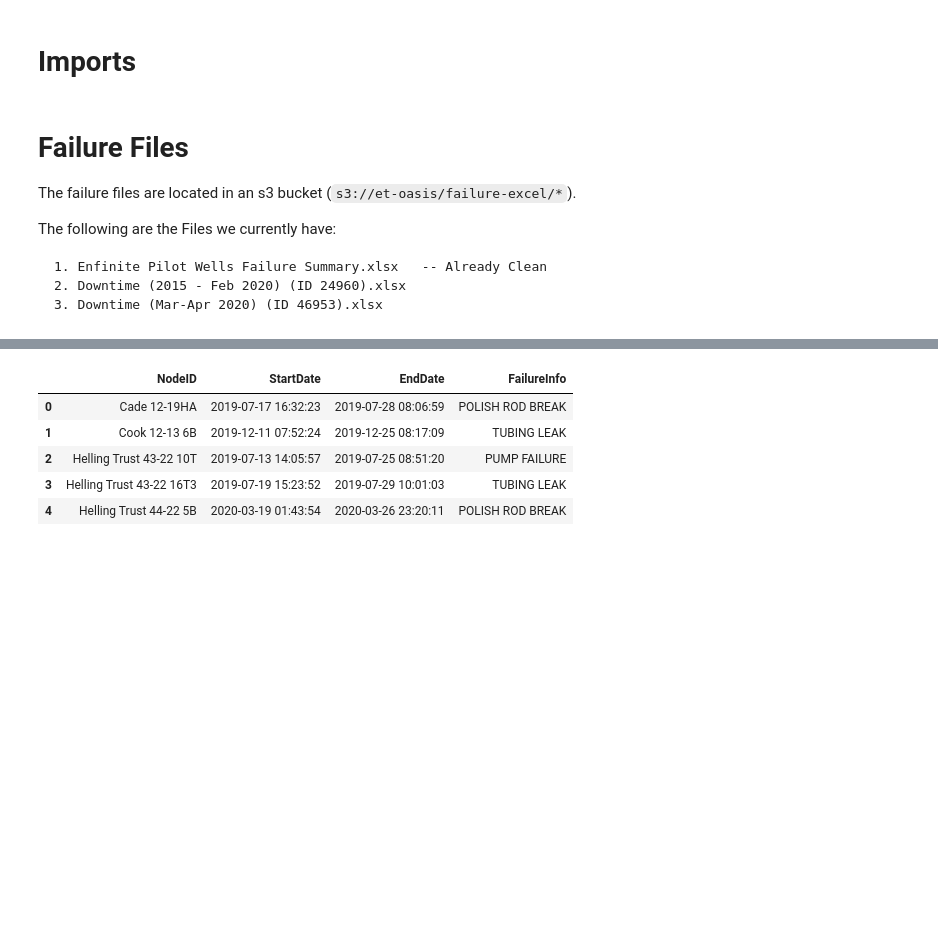
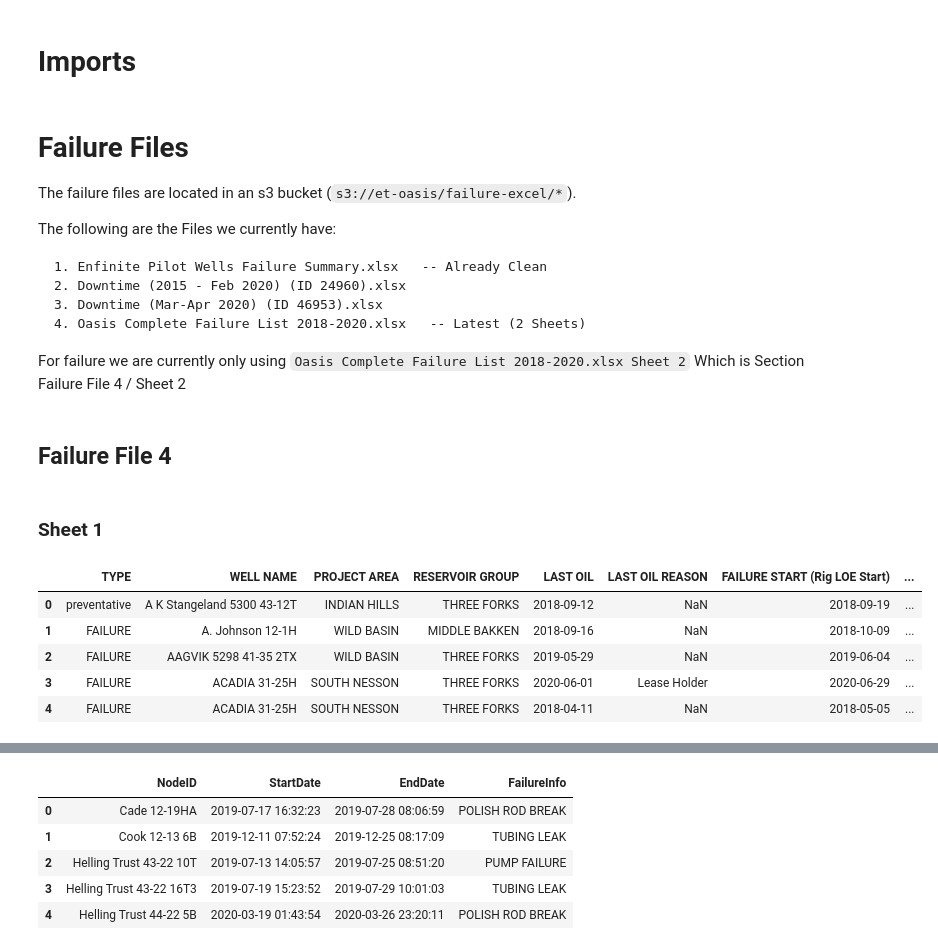
Before and after one commit to Ashitha97/ESP, a Jupyter notebook: Failure Forecasting/Extracting Failure Data.ipynb, the cells around one changed output, grey strips where cells are left out. Saved outputs shown, nothing was run; the diff lists cells and outputs as text; code cells hidden in the pictures; blank space fills up the shorter version.

````diff
--- a/Failure Forecasting/Extracting Failure Data.ipynb
+++ b/Failure Forecasting/Extracting Failure Data.ipynb
@@ -44,4 +44,39 @@ The following are the Files we currently have:
 1. Enfinite Pilot Wells Failure Summary.xlsx   -- Already Clean
 2. Downtime (2015 - Feb 2020) (ID 24960).xlsx
 3. Downtime (Mar-Apr 2020) (ID 46953).xlsx
+4. Oasis Complete Failure List 2018-2020.xlsx   -- Latest (2 Sheets)
 ```
+
+For failure we are currently only using `Oasis Complete Failure List 2018-2020.xlsx Sheet 2`
+Which is Section Failure File 4 / Sheet 2
+# %% [markdown]
+## Failure File 4
+# %% [markdown]
+### Sheet 1
+# %%
+failure4 = pd.read_excel("s3://et-oasis/failure-excel/Oasis Complete Failure List 2018-2020.xlsx")
+
+# FOllowing are the columns which do not seem useful
+# Add and/or Subtract additional columns
+cols_drop = [
+    'ADJUSTED WELL COUNT',
+    'ACTUAL ON PUMP DATE',
+    'ENERTIA WELL ID',
+    'ARTIFICIAL LIFT TECH',
+    'LAST OIL MONTH',
+    'LAST OIL YEAR',
+    'FAILURE STOP MONTH',
+    'FAILURE STOP YEAR'
+]
+
+failure4.drop(columns=cols_drop, inplace=True)
+failure4.sort_values(by=['WELL NAME'], inplace=True)
+failure4.reset_index(inplace=True, drop=True)
+failure4.head()
+# %% [output]
+|  | TYPE | WELL NAME | PROJECT AREA | RESERVOIR GROUP | LAST OIL | LAST OIL REASON | FAILURE START (Rig LOE Start) | ... |
+| 0 | preventative | A K Stangeland 5300 43-12T | INDIAN HILLS | THREE FORKS | 2018-09-12 | NaN | 2018-09-19 | ... |
+| 1 | FAILURE | A. Johnson 12-1H | WILD BASIN | MIDDLE BAKKEN | 2018-09-16 | NaN | 2018-10-09 | ... |
+| 2 | FAILURE | AAGVIK 5298 41-35 2TX | WILD BASIN | THREE FORKS | 2019-05-29 | NaN | 2019-06-04 | ... |
+| 3 | FAILURE | ACADIA 31-25H | SOUTH NESSON | THREE FORKS | 2020-06-01 | Lease Holder | 2020-06-29 | ... |
+| 4 | FAILURE | ACADIA 31-25H | SOUTH NESSON | THREE FORKS | 2018-04-11 | NaN | 2018-05-05 | ... |
````
Also changed, not shown: parts of 15 cells of this notebook, 2 other files.
